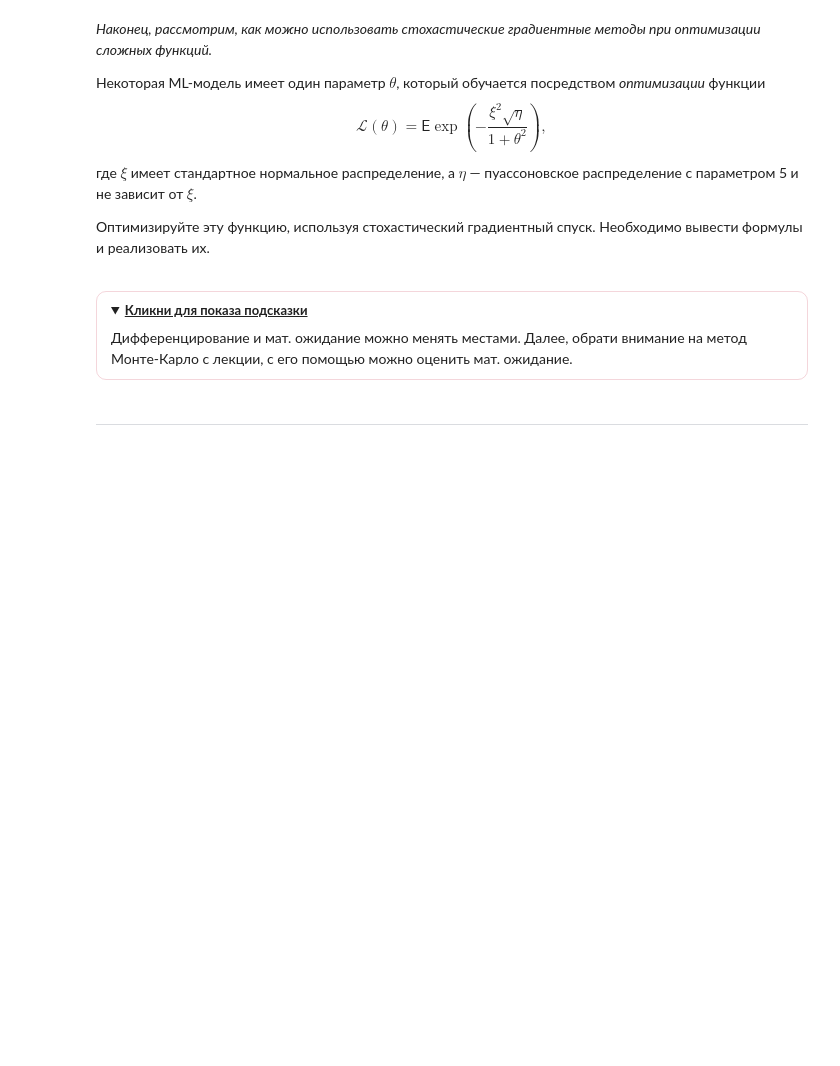
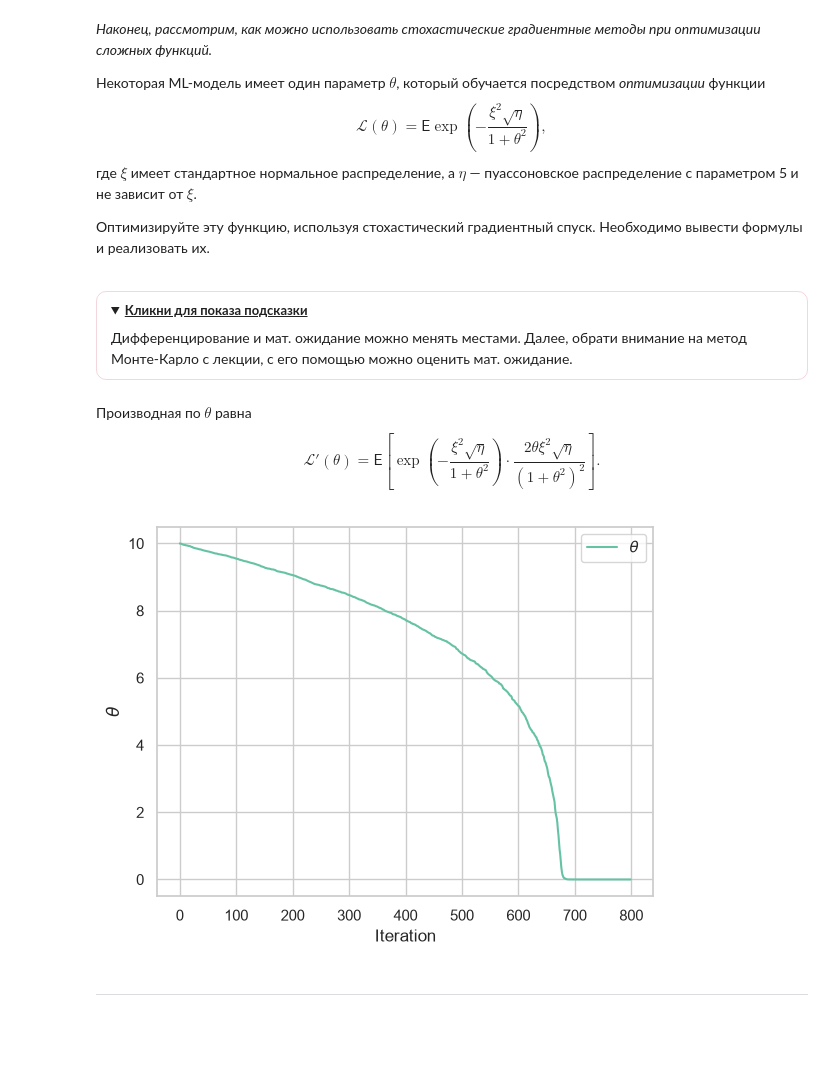
Before and after one commit to rudenkornk/ml_experiments, a Jupyter notebook: src/task-2l.ipynb, the cells around one changed output. Cells and saved outputs as stored; diff of their text form; code cells hidden in the pictures; folded sections open; blank space fills up the shorter version.

```diff
--- a/src/task-2l.ipynb
+++ b/src/task-2l.ipynb
@@ -214,8 +388,42 @@ $$\mathcal{L}(\theta) = \mathsf{E} \exp\left(-\frac{\xi^2\sqrt{\eta}}{1+\theta^2
 <summary style="cursor:pointer;color:inherit;font-size:13px;font-weight:750;text-decoration:underline;text-decoration-color:#C7324E;text-decoration-thickness:1.5px;text-underline-offset:3px;">Кликни для показа подсказки</summary>
 Дифференцирование и мат. ожидание можно менять местами. Далее, обрати внимание на метод Монте-Карло с лекции, с его помощью можно оценить мат. ожидание.
 </details>
+# %% [markdown]
+Производная по $\theta$ равна
+$$
+\mathcal{L}'(\theta)
+= \mathsf{E}\left[
+\exp\left(-\frac{\xi^2\sqrt{\eta}}{1+\theta^2}\right)
+\cdot \frac{2\theta\xi^2\sqrt{\eta}}{(1+\theta^2)^2}
+\right].
+$$
 # %%
-...
+theta = 10
+rate = 10**(0)
+T = [theta]
+maxiter = 800
+
+def dL(theta, xi, eta):
+    z = xi**2 * np.sqrt(eta)
+    grad = (np.exp(-z / (1 + theta**2)) * 2 * theta * z / (1 + theta**2)**2)
+    return np.mean(grad)
+
+
+while len(T) < maxiter:
+    xi_sample = np.random.normal(size=5)
+    theta_sample = np.random.poisson(lam=5, size=5)
+    theta -= rate * dL(theta, xi_sample, theta_sample)
+    T.append(theta)
+# %%
+plt.plot(T, label="$\\theta$")
+plt.xlabel("Iteration")
+plt.ylabel("$\\theta$")
+# plt.yscale("log")
+plt.legend()
+plt.grid(True, which="both")
+plt.show()
+# %% [output]
+[figure, added]
 # %% [markdown]
 ---
 ### <span style="display:inline-block;padding:6px 13px;border-radius:999px;background:linear-gradient(135deg,#D4470E 0%,#C7324E 55%,#B316B8 100%);color:#FFFFFF;font-size:16px;font-weight:700;line-height:1.2;">Задача 5</span>
```
Also changed, not shown: parts of 28 cells of this notebook, 6 other files.
